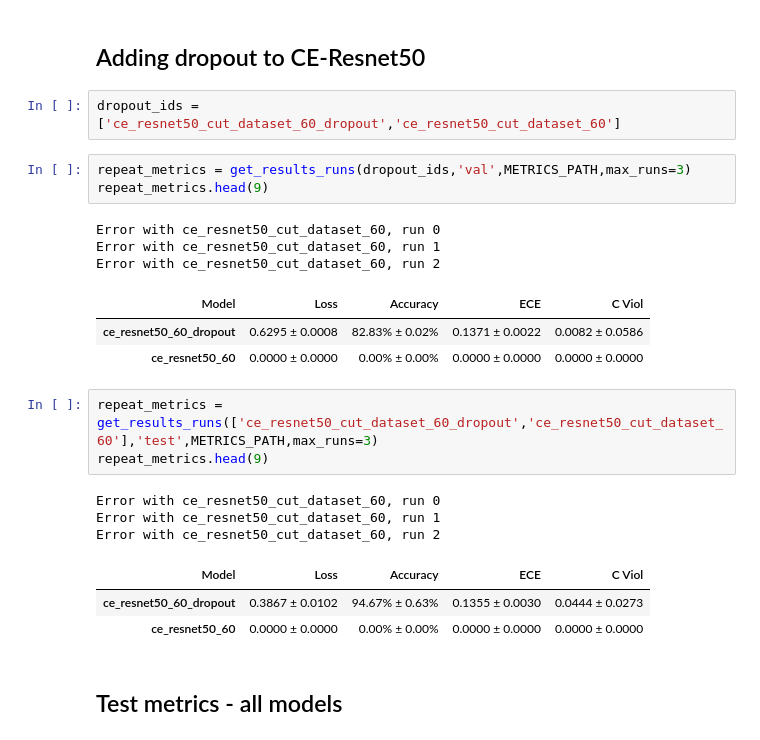
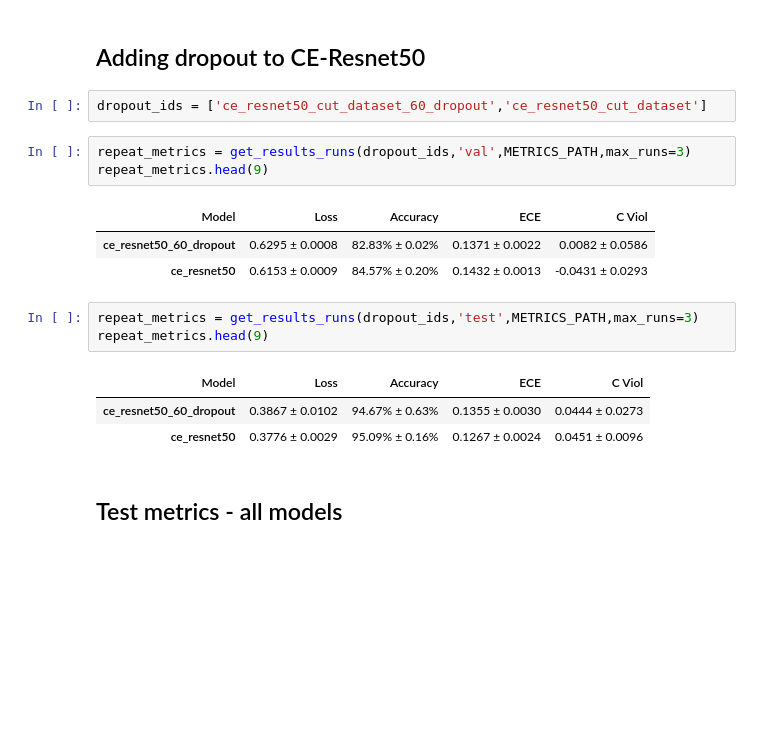
Before and after one commit to neil-power/mphys-galaxy, a Jupyter notebook: Code/model_metrics.ipynb, the cells around one changed output. Drawn from its saved outputs; the diff is of its cells as text; blank space fills up the shorter version.

```diff
--- a/Code/model_metrics.ipynb
+++ b/Code/model_metrics.ipynb
@@ -139,27 +113,21 @@ g_resnet50_cut_dataset_c: Removed 1 NaNs
 # %% [markdown]
 ## Adding dropout to CE-Resnet50
 # %%
-dropout_ids = ['ce_resnet50_cut_dataset_60_dropout','ce_resnet50_cut_dataset_60']
+dropout_ids = ['ce_resnet50_cut_dataset_60_dropout','ce_resnet50_cut_dataset']
 # %%
 repeat_metrics = get_results_runs(dropout_ids,'val',METRICS_PATH,max_runs=3)
 repeat_metrics.head(9)
 # %% [output]
-Error with ce_resnet50_cut_dataset_60, run 0
-Error with ce_resnet50_cut_dataset_60, run 1
-Error with ce_resnet50_cut_dataset_60, run 2
 | Model | Loss | Accuracy | ECE | C Viol |
 | ce_resnet50_60_dropout | 0.6295 ± 0.0008 | 82.83% ± 0.02% | 0.1371 ± 0.0022 | 0.0082 ± 0.0586 |
-| ce_resnet50_60 | 0.0000 ± 0.0000 | 0.00% ± 0.00% | 0.0000 ± 0.0000 | 0.0000 ± 0.0000 |
+| ce_resnet50 | 0.6153 ± 0.0009 | 84.57% ± 0.20% | 0.1432 ± 0.0013 | -0.0431 ± 0.0293 |
 # %%
-repeat_metrics = get_results_runs(['ce_resnet50_cut_dataset_60_dropout','ce_resnet50_cut_dataset_60'],'test',METRICS_PATH,max_runs=3)
+repeat_metrics = get_results_runs(dropout_ids,'test',METRICS_PATH,max_runs=3)
 repeat_metrics.head(9)
 # %% [output]
-Error with ce_resnet50_cut_dataset_60, run 0
-Error with ce_resnet50_cut_dataset_60, run 1
-Error with ce_resnet50_cut_dataset_60, run 2
 | Model | Loss | Accuracy | ECE | C Viol |
 | ce_resnet50_60_dropout | 0.3867 ± 0.0102 | 94.67% ± 0.63% | 0.1355 ± 0.0030 | 0.0444 ± 0.0273 |
-| ce_resnet50_60 | 0.0000 ± 0.0000 | 0.00% ± 0.00% | 0.0000 ± 0.0000 | 0.0000 ± 0.0000 |
+| ce_resnet50 | 0.3776 ± 0.0029 | 95.09% ± 0.16% | 0.1267 ± 0.0024 | 0.0451 ± 0.0096 |
 # %% [markdown]
 ## Test metrics - all models
 # %%
```
Also changed, not shown: parts of 4 cells of this notebook, 11 other files.
